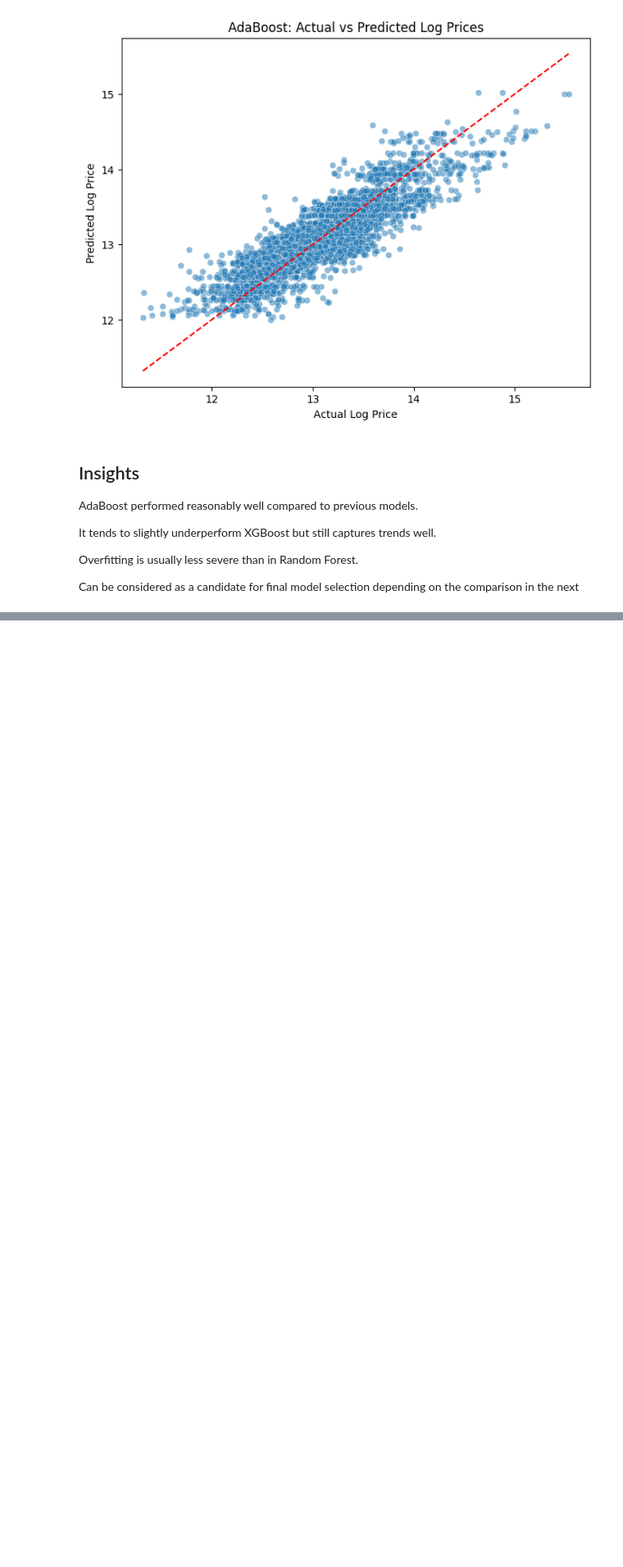
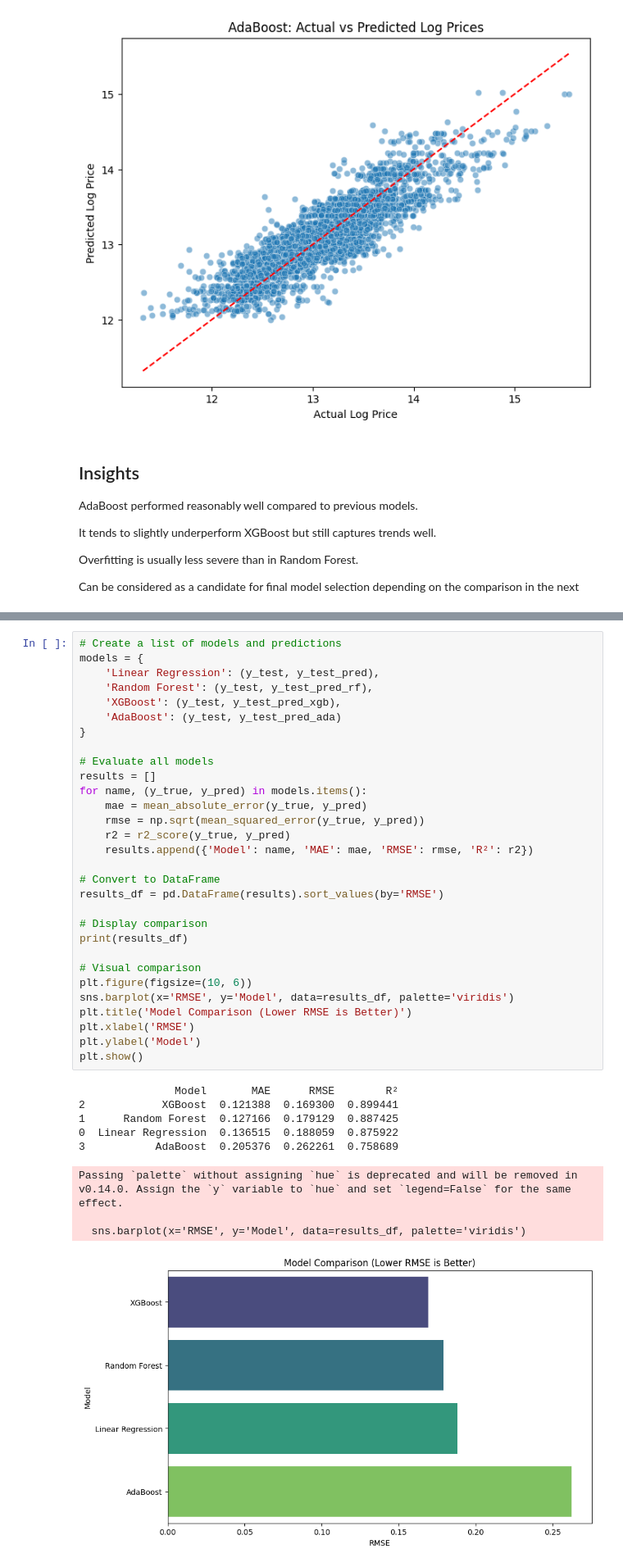
Before and after one commit to Yahia20/real-estate-price-prediction, a Jupyter notebook: notebooks/01-EDA-KingCounty.ipynb, the cells around one changed output, grey strips where cells are left out. Shown at 82% size. Cells and saved outputs as stored; diff of their text form; blank space fills up the shorter version.

Commit message:
"Step 17: Compared all trained models using MAE, RMSE, and R²"

```diff
--- a/notebooks/01-EDA-KingCounty.ipynb
+++ b/notebooks/01-EDA-KingCounty.ipynb
@@ -589,0 +601,40 @@ Can be considered as a candidate for final model selection depending on the comp
+# %%
+# Create a list of models and predictions
+models = {
+    'Linear Regression': (y_test, y_test_pred),
+    'Random Forest': (y_test, y_test_pred_rf),
+    'XGBoost': (y_test, y_test_pred_xgb),
+    'AdaBoost': (y_test, y_test_pred_ada)
+}
+
+# Evaluate all models
+results = []
+for name, (y_true, y_pred) in models.items():
+    mae = mean_absolute_error(y_true, y_pred)
+    rmse = np.sqrt(mean_squared_error(y_true, y_pred))
+    r2 = r2_score(y_true, y_pred)
+    results.append({'Model': name, 'MAE': mae, 'RMSE': rmse, 'R²': r2})
+
+# Convert to DataFrame
+results_df = pd.DataFrame(results).sort_values(by='RMSE')
+
+# Display comparison
+print(results_df)
+
+# Visual comparison
+plt.figure(figsize=(10, 6))
+sns.barplot(x='RMSE', y='Model', data=results_df, palette='viridis')
+plt.title('Model Comparison (Lower RMSE is Better)')
+plt.xlabel('RMSE')
+plt.ylabel('Model')
+plt.show()
+# %% [output]
+               Model       MAE      RMSE        R²
+2            XGBoost  0.121388  0.169300  0.899441
+1      Random Forest  0.127166  0.179129  0.887425
+0  Linear Regression  0.136515  0.188059  0.875922
+3           AdaBoost  0.205376  0.262261  0.758689
+Passing `palette` without assigning `hue` is deprecated and will be removed in v0.14.0. Assign the `y` variable to `hue` and set `legend=False` for the same effect.
+
+  sns.barplot(x='RMSE', y='Model', data=results_df, palette='viridis')
+[figure, added]
```
Also changed, not shown: parts of 3 cells of this notebook.
